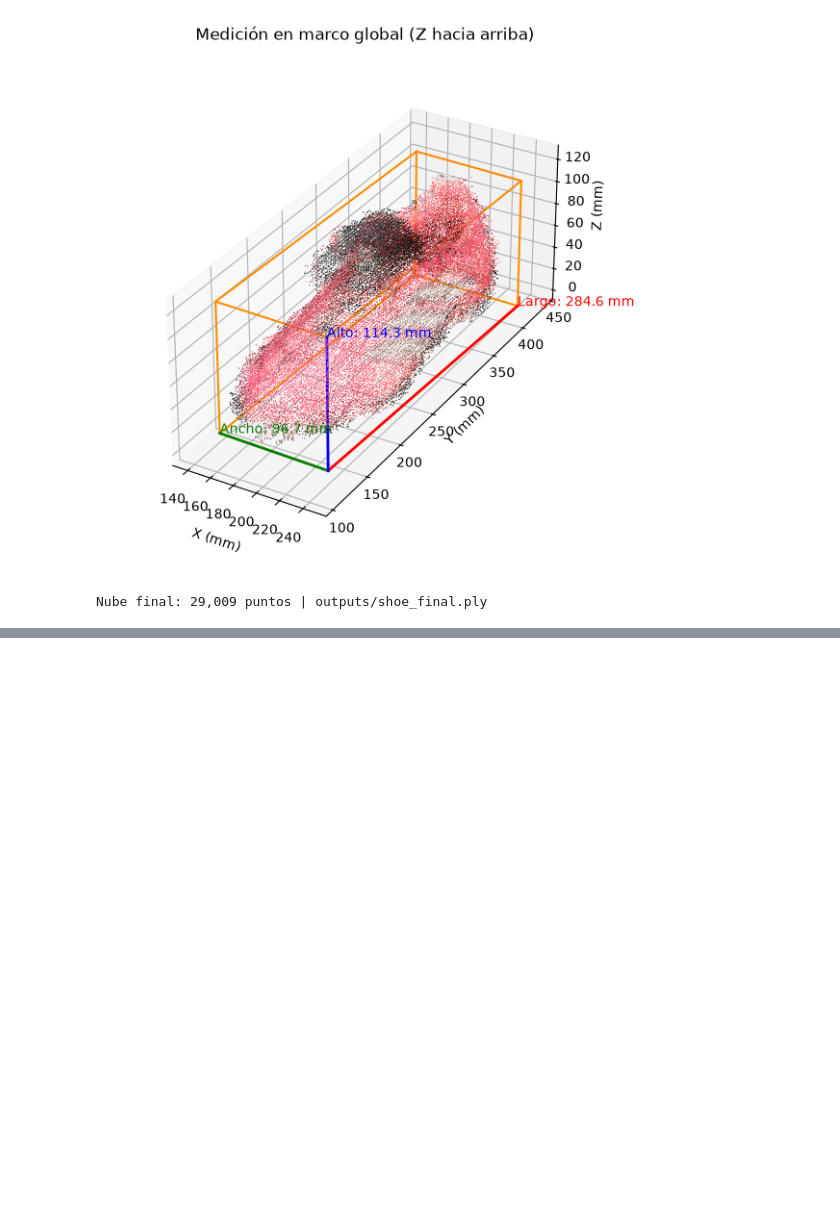
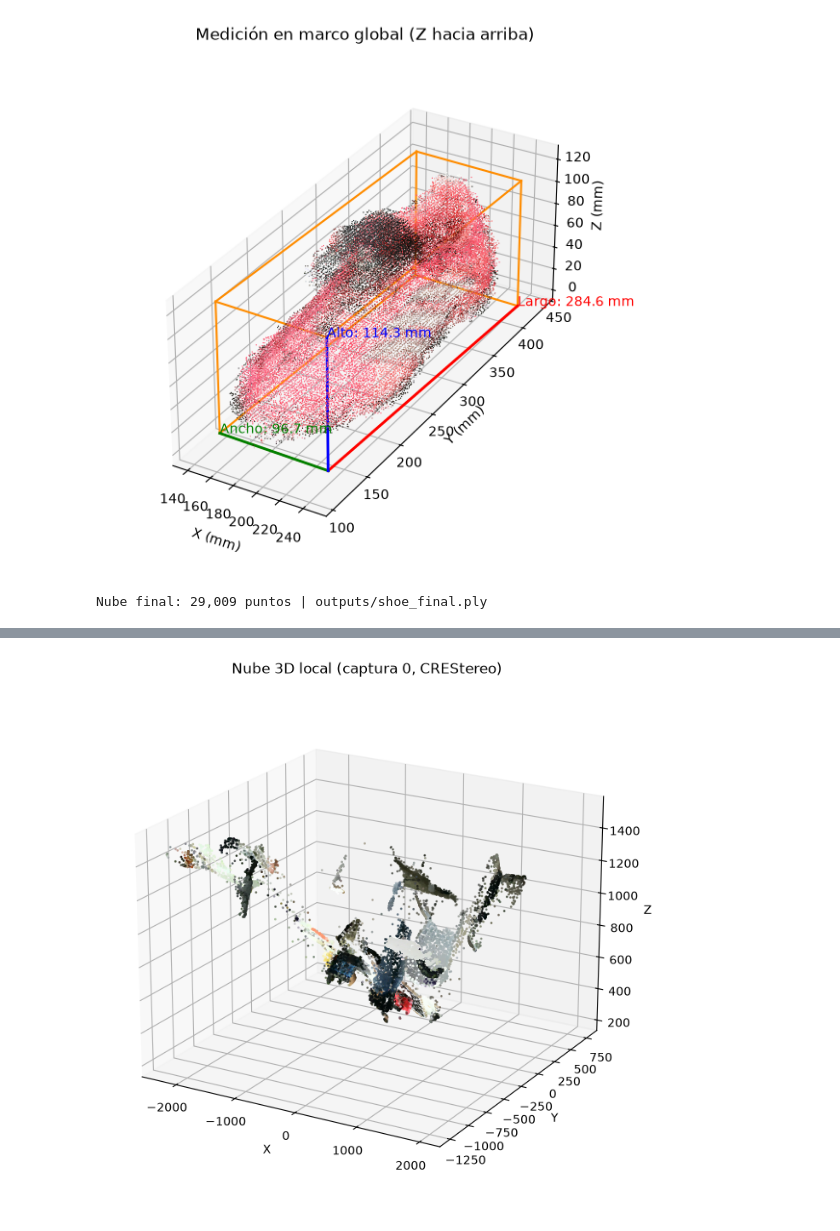
Before and after one commit to Alegarcia049/Reconstrucci-n_3D, a Jupyter notebook: tp2_reconstruction.ipynb, the cells around one changed output, grey strips where cells are left out. Cells and saved outputs as stored; diff of their text form; code cells hidden in the pictures; blank space fills up the shorter version.

```diff
--- a/tp2_reconstruction.ipynb
+++ b/tp2_reconstruction.ipynb
@@ -722,2 +770,34 @@ Largo: 283.6 mm · Ancho: 92.8 mm · Alto: 114.0 mm
 [figure]
+# %%
+local_points = np.asarray(local_cloud_example.points)
+local_colors = np.asarray(local_cloud_example.colors)
+
+sample_idx = np.arange(0, len(local_points), max(1, len(local_points) // 15000))
+sample_points = local_points[sample_idx]
+sample_colors = local_colors[sample_idx]
+
+fig = plt.figure(figsize=(8, 8))
+ax = fig.add_subplot(111, projection="3d")
+ax.scatter(
+    sample_points[:, 0],
+    sample_points[:, 1],
+    sample_points[:, 2],
+    c=sample_colors,
+    s=1,
+)
+
+ax.set_title("Nube 3D local (captura 0, CREStereo)")
+ax.set_xlabel("X")
+ax.set_ylabel("Y")
+ax.set_zlabel("Z")
+ax.view_init(elev=20, azim=-60)
+
+fig.savefig(
+    OUTPUT_DIR / "local_cloud_dl_example.png",
+    dpi=170,
+    bbox_inches="tight",
+)
+plt.show()
+# %% [output]
+[figure, added]
 # %%
```
Also changed, not shown: parts of 12 cells of this notebook, 12 other files.
